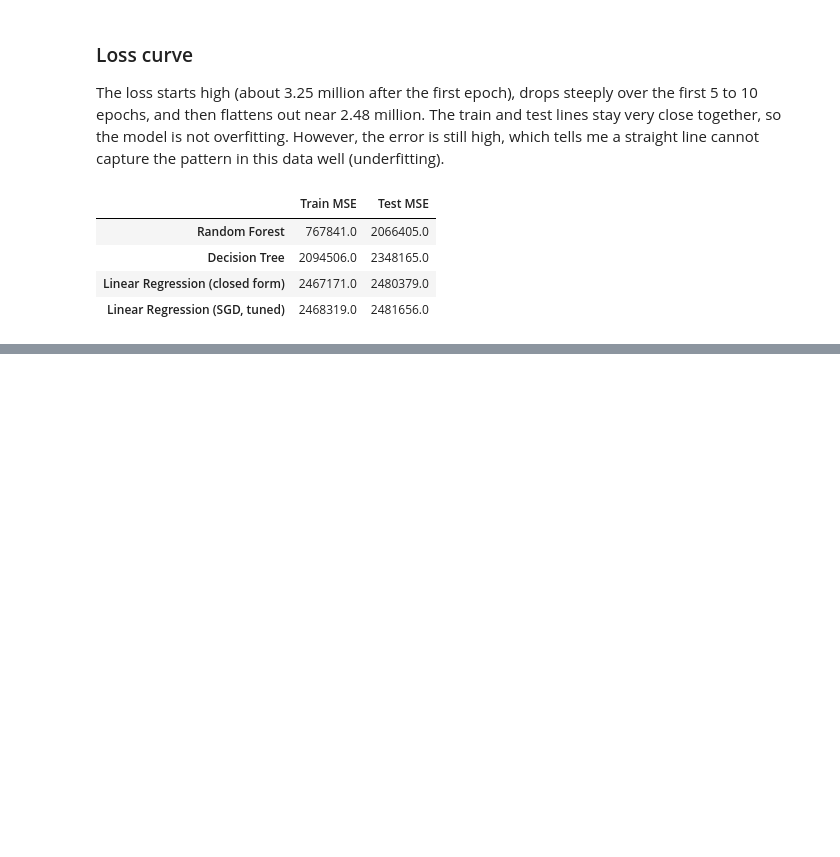
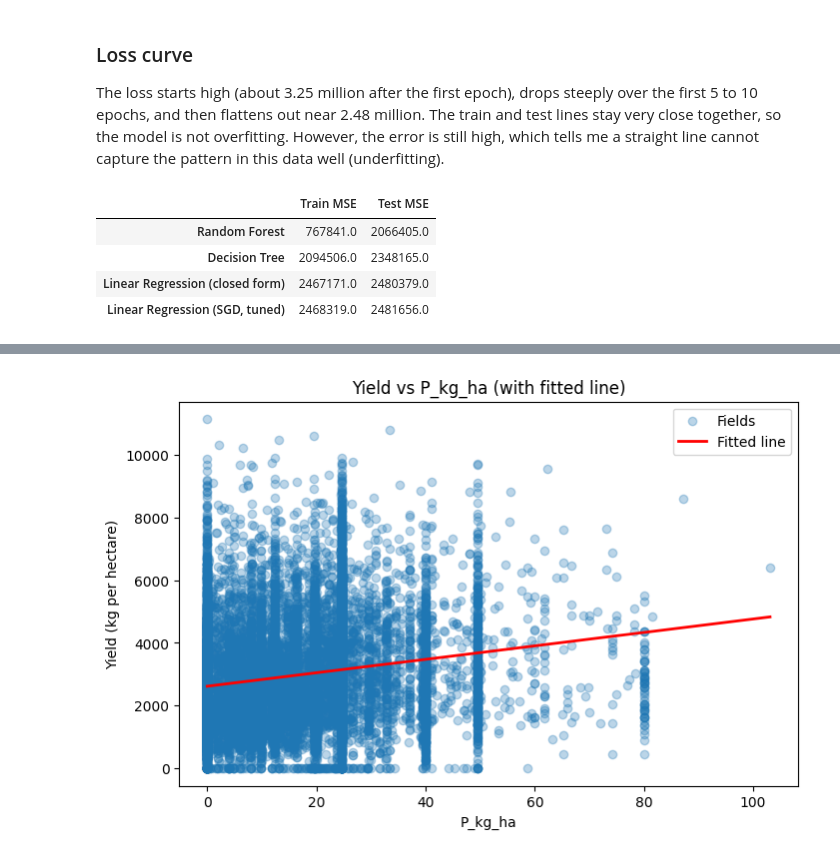
Before and after one commit to Ladecodes1/linear_regression_model, a Jupyter notebook: summative/linear_regression/multivariate.ipynb, the cells around one changed output, grey strips where cells are left out. Drawn from its saved outputs; the diff is of its cells as text; code cells hidden in the pictures; blank space fills up the shorter version.

```diff
--- a/summative/linear_regression/multivariate.ipynb
+++ b/summative/linear_regression/multivariate.ipynb
@@ -286,0 +307,19 @@ comparison
+# %%
+import numpy as np
+
+line_model = LinearRegression()
+line_model.fit(data[[top_feature]], data["yield_kg_ha"])  # used for this plot only
+
+x_line = np.linspace(data[top_feature].min(), data[top_feature].max(), 100)
+y_line = line_model.predict(pd.DataFrame({top_feature: x_line}))
+
+plt.figure(figsize=(8, 5))
+plt.scatter(data[top_feature], data["yield_kg_ha"], alpha=0.3, label="Fields")
+plt.plot(x_line, y_line, color="red", linewidth=2, label="Fitted line")
+plt.xlabel(top_feature)
+plt.ylabel("Yield (kg per hectare)")
+plt.title(f"Yield vs {top_feature} (with fitted line)")
+plt.legend()
+plt.show()
+# %% [output]
+[figure, added]
```
Also changed, not shown: parts of 7 cells of this notebook, 1 other file.
